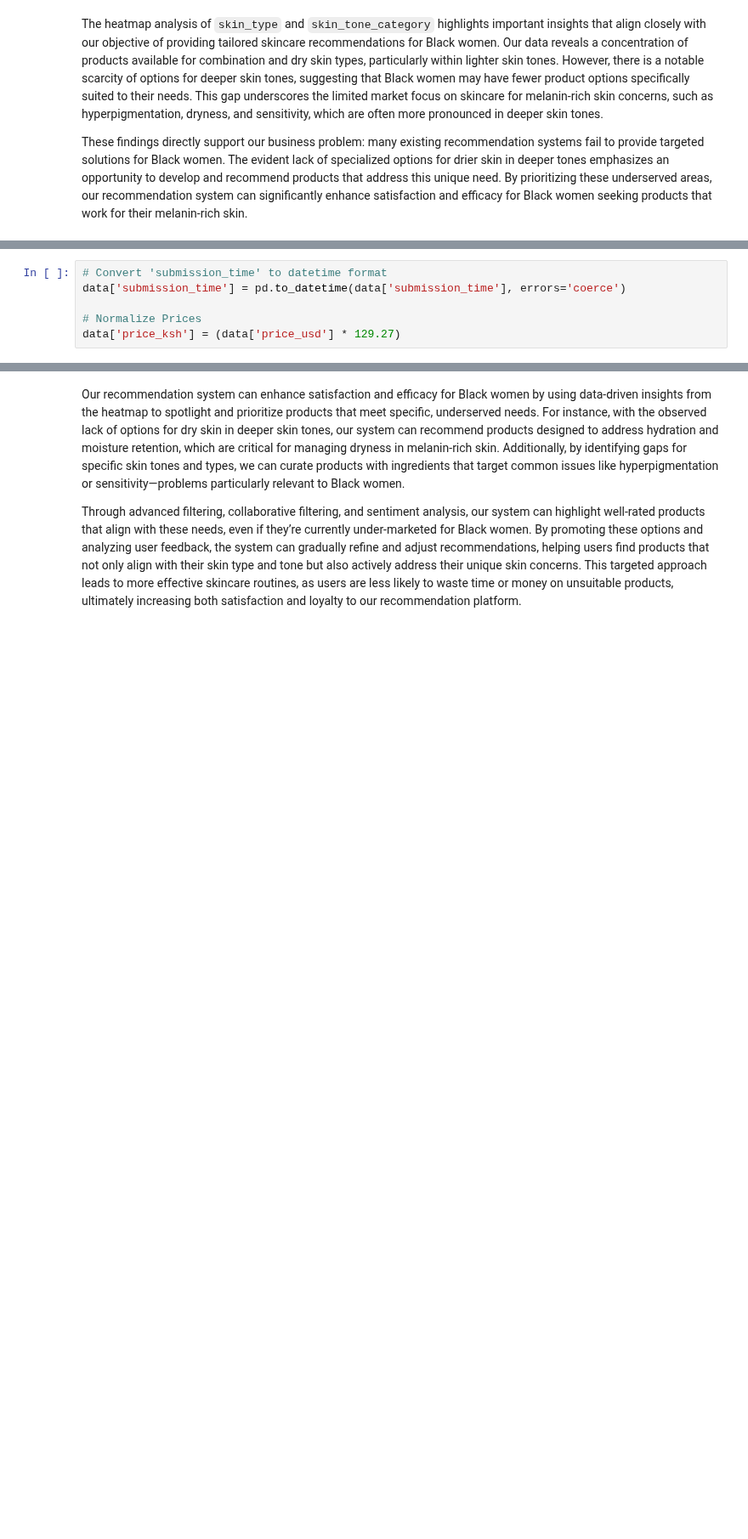
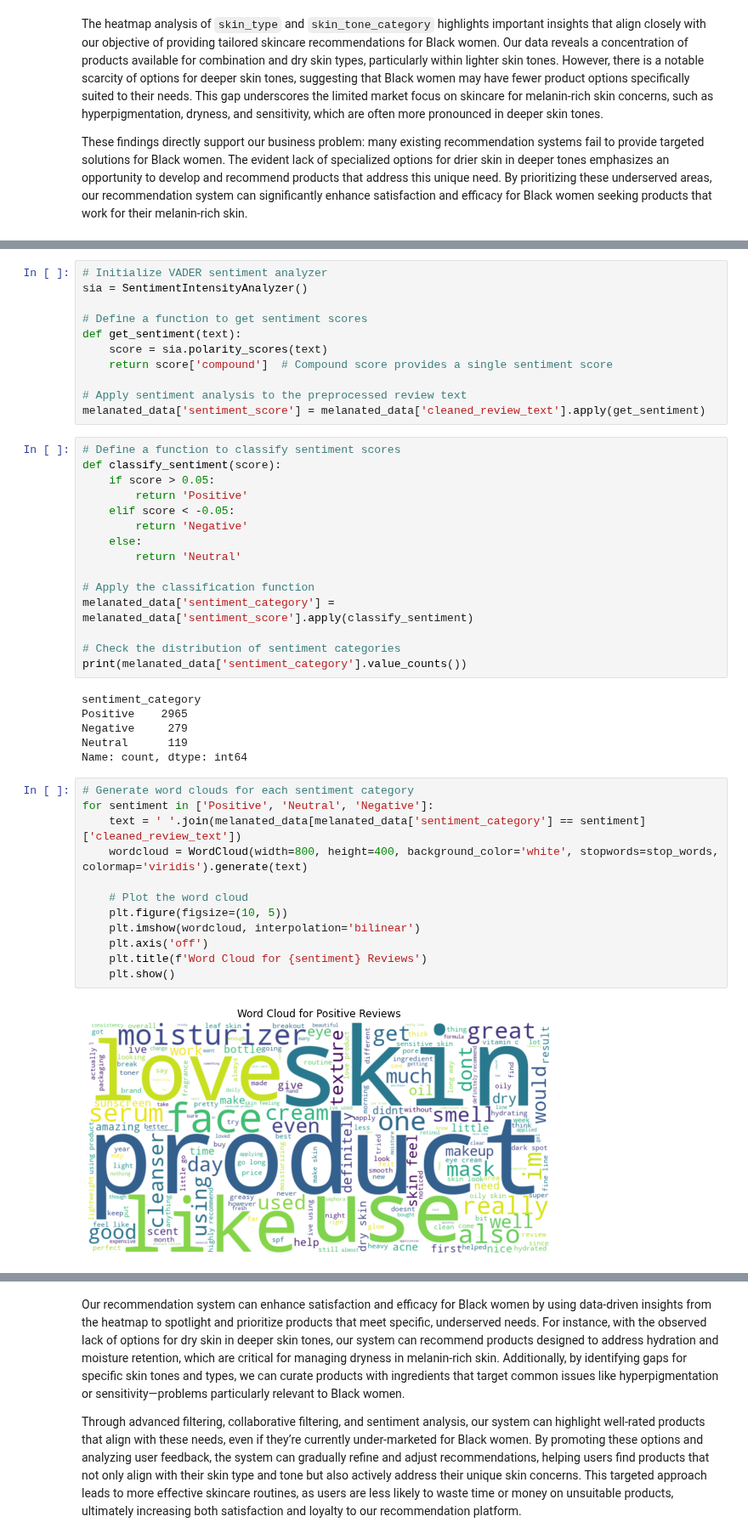
Before and after one commit to ECCHERUIYOT/AI-Powered-Recommendations-For-Melanin-Skin, a Jupyter notebook: index.ipynb, the cells around one changed output, grey strips where cells are left out. Shown at 85% size. Saved outputs shown, nothing was run; the diff lists cells and outputs as text; blank space fills up the shorter version.

Commit message:
Added sentiment analysis & KNN

```diff
--- a/index.ipynb
+++ b/index.ipynb
@@ -531,6 +530,0 @@ These findings directly support our business problem: many existing recommendati
-# %%
-# Convert 'submission_time' to datetime format
-data['submission_time'] = pd.to_datetime(data['submission_time'], errors='coerce')
-
-# Normalize Prices
-data['price_ksh'] = (data['price_usd'] * 129.27)
@@ -577,0 +568,46 @@ plt.show()
+# %%
+# Initialize VADER sentiment analyzer
+sia = SentimentIntensityAnalyzer()
+
+# Define a function to get sentiment scores
+def get_sentiment(text):
+    score = sia.polarity_scores(text)
+    return score['compound']  # Compound score provides a single sentiment score
+
+# Apply sentiment analysis to the preprocessed review text
+melanated_data['sentiment_score'] = melanated_data['cleaned_review_text'].apply(get_sentiment)
+# %%
+# Define a function to classify sentiment scores
+def classify_sentiment(score):
+    if score > 0.05:
+        return 'Positive'
+    elif score < -0.05:
+        return 'Negative'
+    else:
+        return 'Neutral'
+
+# Apply the classification function
+melanated_data['sentiment_category'] = melanated_data['sentiment_score'].apply(classify_sentiment)
+
+# Check the distribution of sentiment categories
+print(melanated_data['sentiment_category'].value_counts())
+# %% [output]
+sentiment_category
+Positive    2965
+Negative     279
+Neutral      119
+Name: count, dtype: int64
+# %%
+# Generate word clouds for each sentiment category
+for sentiment in ['Positive', 'Neutral', 'Negative']:
+    text = ' '.join(melanated_data[melanated_data['sentiment_category'] == sentiment]['cleaned_review_text'])
+    wordcloud = WordCloud(width=800, height=400, background_color='white', stopwords=stop_words, colormap='viridis').generate(text)
+
+    # Plot the word cloud
+    plt.figure(figsize=(10, 5))
+    plt.imshow(wordcloud, interpolation='bilinear')
+    plt.axis('off')
+    plt.title(f'Word Cloud for {sentiment} Reviews')
+    plt.show()
+# %% [output]
+[figure, added]
```
Also changed, not shown: parts of 24 cells of this notebook.
